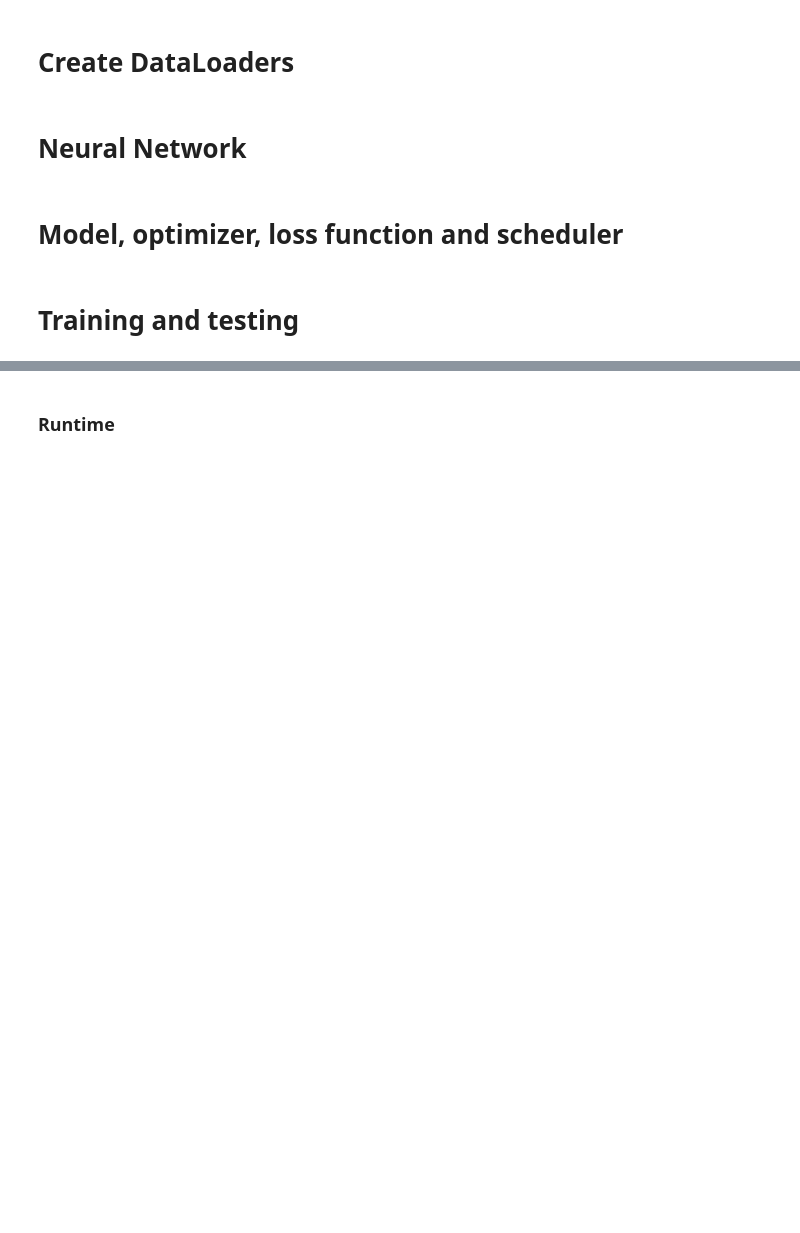
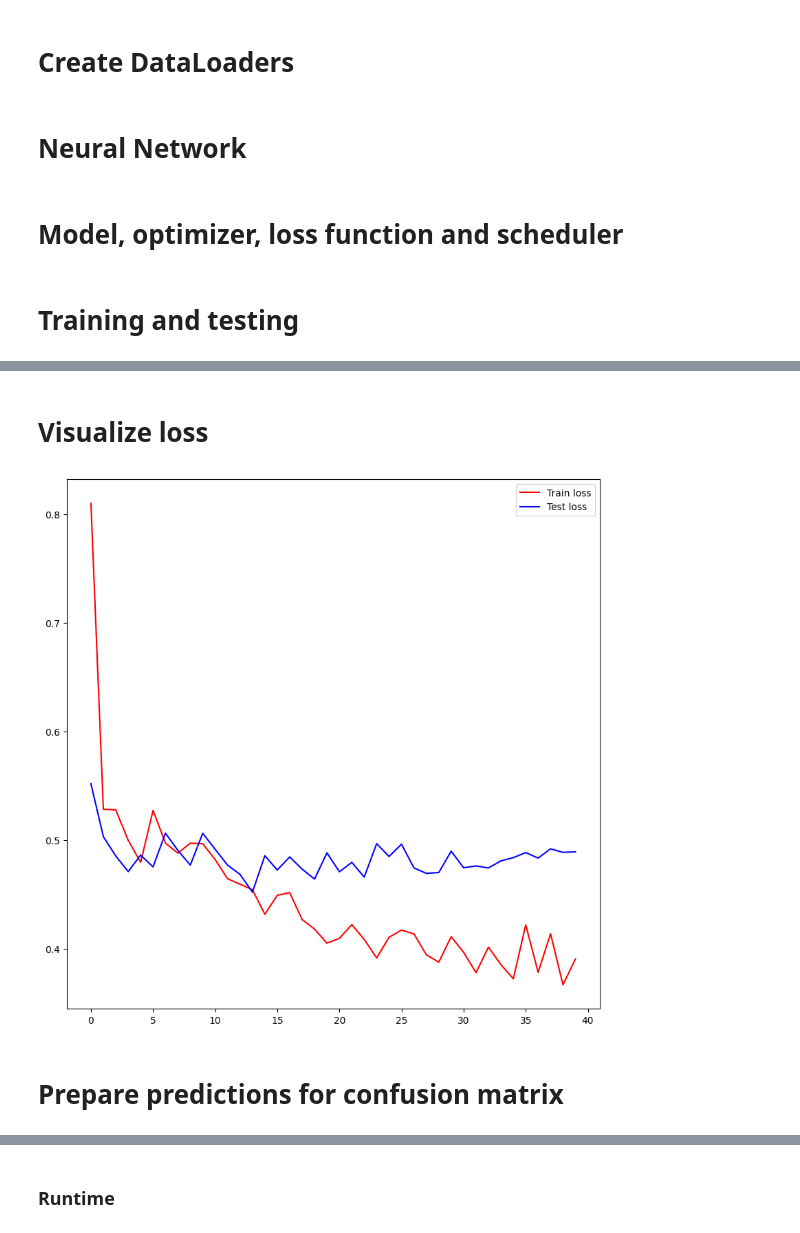
Before and after one commit to 1markmus/Diabetes-Classification, a Jupyter notebook: Neural network.ipynb, the cells around one changed output, grey strips where cells are left out. Cells and saved outputs as stored; diff of their text form; code cells hidden in the pictures; blank space fills up the shorter version.

Commit message:
Neural network trained

```diff
--- a/Neural network.ipynb
+++ b/Neural network.ipynb
@@ -35,6 +35,8 @@ def CreateDataLoaders(tensor_data, batchsize, shuffle):
         batch_size=batchsize,
         shuffle=shuffle
     )
+
+    return dl
 # %% [markdown]
 # Import clean data
 # %%
@@ -92,22 +94,28 @@ class Net(nn.Module):
         super().__init__()
 
         self.extract = nn.Sequential(
-            nn.Linear(n_features, 32),
+            nn.Linear(n_features, 128),
             nn.ReLU(),
-            nn.Linear(32, 128),
+            nn.Linear(128, 1024),
 
-            nn.BatchNorm1d(128),
+            nn.BatchNorm1d(1024),
             nn.ELU(),
             nn.Dropout1d(p = 0.1),
 
-            nn.Linear(128, 256),
+            nn.Linear(1024, 8192),
             nn.ReLU(),
-            nn.Linear(256, 32)
+            nn.Linear(8192, 1024),
+
+            nn.BatchNorm1d(1024),
+            nn.ELU(),
+            nn.Dropout1d(p = 0.01),
+
+            nn.Linear(1024, 128),
+            nn.ReLU()
         )
 
         self.classifier = nn.Sequential(
-            nn.Linear(32, 1),
-            nn.Sigmoid()
+            nn.Linear(128, 1)
         )
 
     def forward(self, x):
@@ -121,15 +129,15 @@ class Net(nn.Module):
 device = torch.device("cuda" if torch.cuda.is_available() else "cpu")
 
 # Model
-net = Net(n_features=len(features)).to(device)
+model = Net(n_features=len(features)).to(device)
 
 # Optimizer
-optimizer = optim.Adam(net.parameters(), lr = 0.001, weight_decay=10e-4)
+optimizer = optim.Adam(model.parameters(), lr = 0.01, weight_decay=10e-5)
 
 # Loss function
-criterion = nn.BCEWithLogitsLoss
+criterion = nn.BCEWithLogitsLoss()
 
 # Scheduler
-scheduler = optim.lr_scheduler.ReduceLROnPlateau(optimizer, mode = "min", patience=2, factor=0.1)
+scheduler = optim.lr_scheduler.ReduceLROnPlateau(optimizer, mode = "min", patience=3, factor=0.5)
 # %% [markdown]
 # Training and testing
@@ -135,0 +236,20 @@ scheduler = optim.lr_scheduler.ReduceLROnPlateau(optimizer, mode = "min", patien
+# %% [markdown]
+# Visualize loss
+# %%
+fig, ax = plt.subplots(figsize = (10, 10))
+plt.plot(
+    train_losses,
+    color = "red",
+    label = "Train loss"
+)
+plt.plot(
+    test_losses,
+    color = "blue",
+    label = "Test loss"
+)
+plt.legend()
+plt.show()
+# %% [output]
+[figure, added]
+# %% [markdown]
+# Prepare predictions for confusion matrix
```
Also changed, not shown: parts of 8 cells of this notebook, 4 other files.
